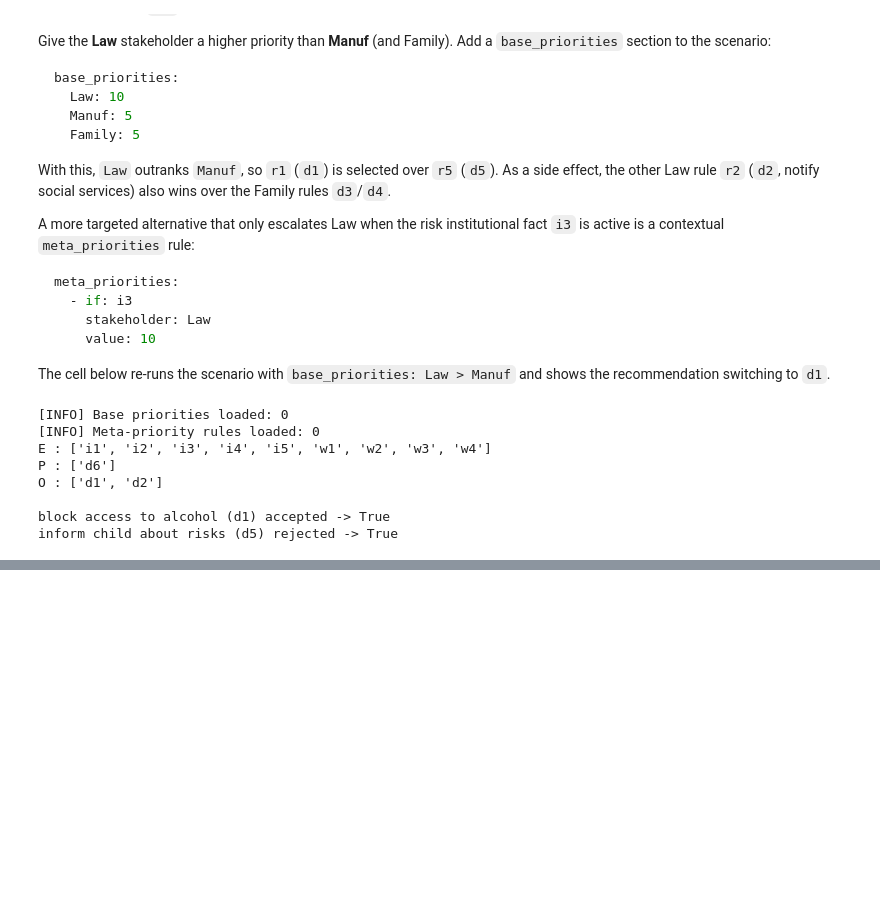
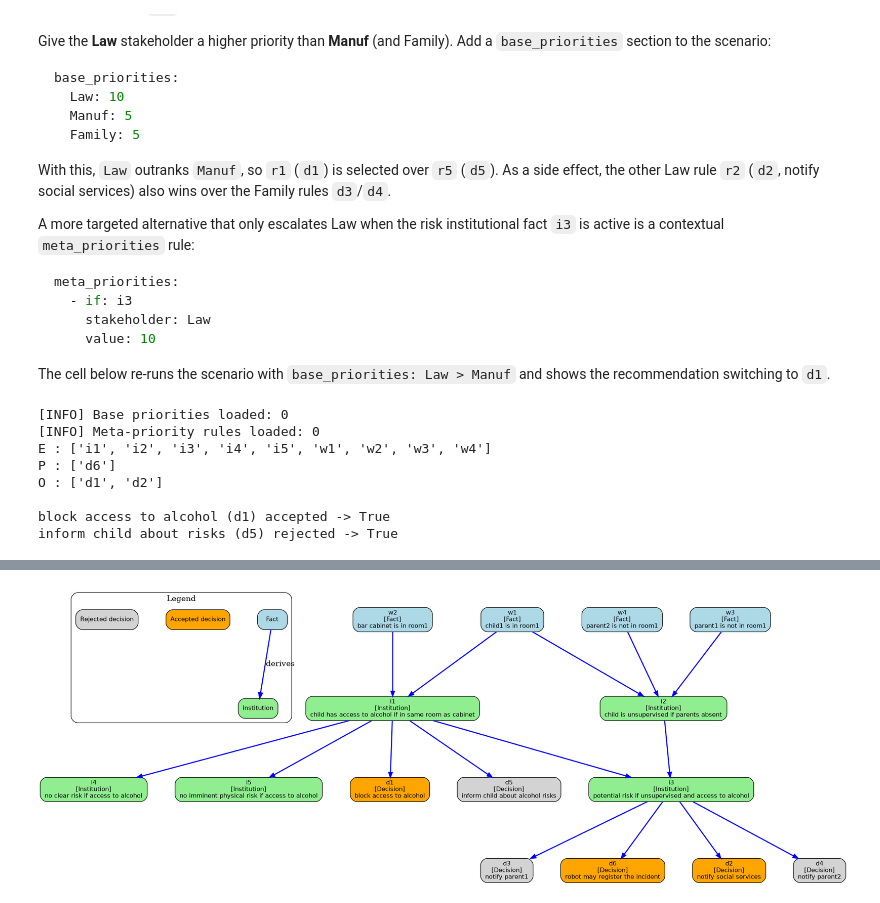
Before and after one commit to jiminy-framework/jiminy, a Jupyter notebook: notebooks/demo_COMMA_jiminy_example.ipynb, the cells around one changed output, grey strips where cells are left out. Cells and saved outputs as stored; diff of their text form; code cells hidden in the pictures; blank space fills up the shorter version.

```diff
--- a/notebooks/demo_COMMA_jiminy_example.ipynb
+++ b/notebooks/demo_COMMA_jiminy_example.ipynb
@@ -447,0 +478,8 @@ inform child about risks (d5) rejected -> True
+# %%
+# Reasoning graph for the Law>Manuf scenario
+args_final = jim2.generate_arguments(context)
+winners = {a.hd for a in args_final if a.hd in (E2 | P2 | O2)}
+accepted = [a for a in args_final if a.hd in winners]
+display(Image(filename=export_reasoning_graph("demo_comma_ex_prio_reasoning")))
+# %% [output]
+[figure, added]
```
Also changed, not shown: parts of 7 cells of this notebook, 2 other files.
